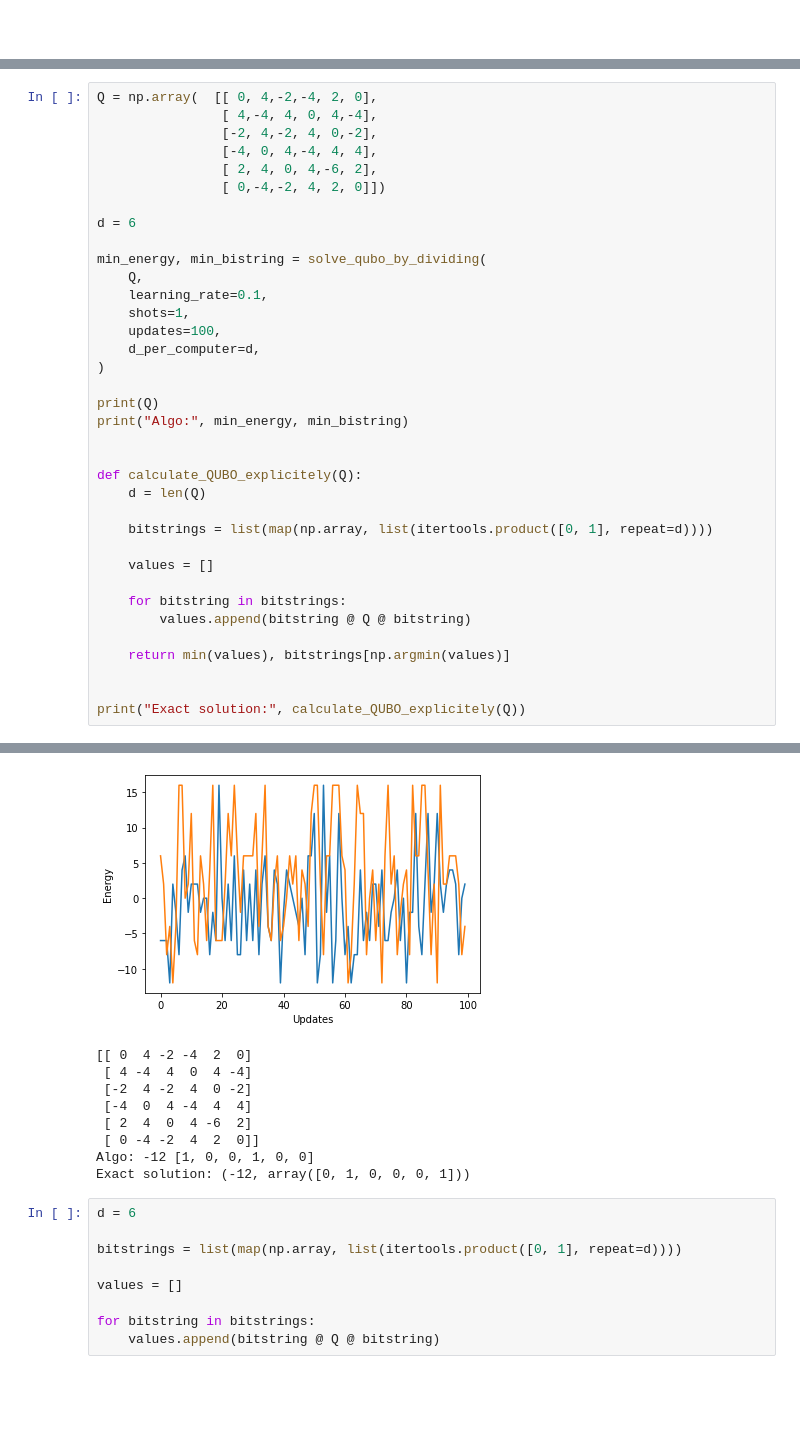
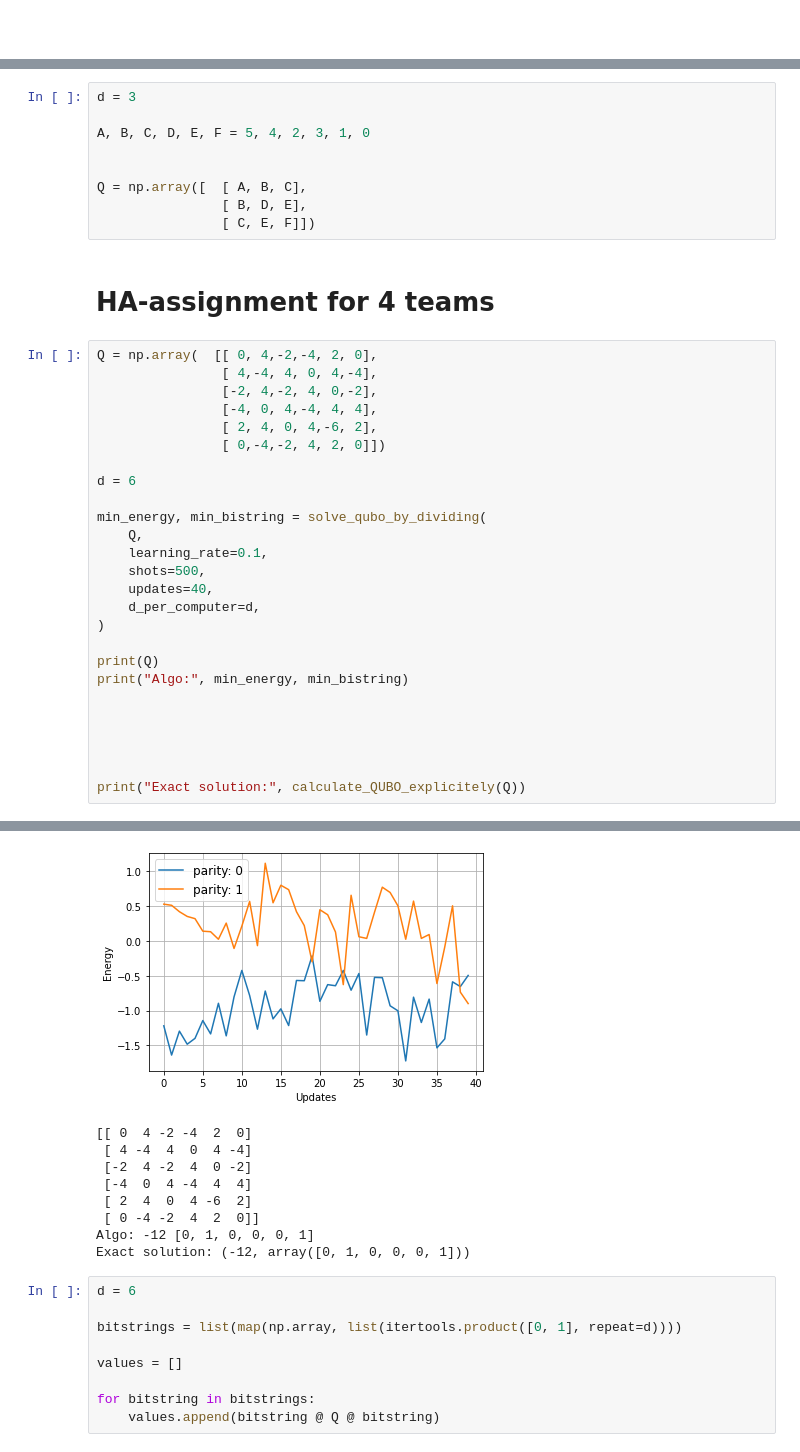
Before and after one commit to Balint831/SciMod, a Jupyter notebook: project/src/main.ipynb, the cells around one changed output, grey strips where cells are left out. Cells and saved outputs as stored; diff of their text form; blank space fills up the shorter version.

Commit message:
ha-assignment error tbd

```diff
--- a/project/src/main.ipynb
+++ b/project/src/main.ipynb
@@ -24,3 +30,14 @@ Q = np.array([  [ A, B, C],
+# %%
+d = 3
+
+A, B, C, D, E, F = 5, 4, 2, 3, 1, 0
+
+
+Q = np.array([  [ A, B, C],
+                [ B, D, E],
+                [ C, E, F]])
+# %% [markdown]
+# HA-assignment for 4 teams
 # %%
 Q = np.array(  [[ 0, 4,-2,-4, 2, 0],
                 [ 4,-4, 4, 0, 4,-4],
@@ -34,8 +51,8 @@ d = 6
 min_energy, min_bistring = solve_qubo_by_dividing(
     Q,
     learning_rate=0.1,
-    shots=1,
-    updates=100,
+    shots=500,
+    updates=40,
     d_per_computer=d,
 )
 
@@ -43,17 +60,7 @@ print(Q)
 print("Algo:", min_energy, min_bistring)
 
 
-def calculate_QUBO_explicitely(Q):
-    d = len(Q)
 
-    bitstrings = list(map(np.array, list(itertools.product([0, 1], repeat=d))))
-
-    values = []
-
-    for bitstring in bitstrings:
-        values.append(bitstring @ Q @ bitstring)
-
-    return min(values), bitstrings[np.argmin(values)]
 
 
 print("Exact solution:", calculate_QUBO_explicitely(Q))
@@ -78,11 +70,11 @@ Mean energies -4.0
-[figure, old version]
+[figure, new version]
 [[ 0  4 -2 -4  2  0]
  [ 4 -4  4  0  4 -4]
  [-2  4 -2  4  0 -2]
  [-4  0  4 -4  4  4]
  [ 2  4  0  4 -6  2]
  [ 0 -4 -2  4  2  0]]
-Algo: -12 [1, 0, 0, 1, 0, 0]
+Algo: -12 [0, 1, 0, 0, 0, 1]
 Exact solution: (-12, array([0, 1, 0, 0, 0, 1]))
 # %%
 d = 6
```
Also changed, not shown: parts of 27 cells of this notebook, 4 other files.
